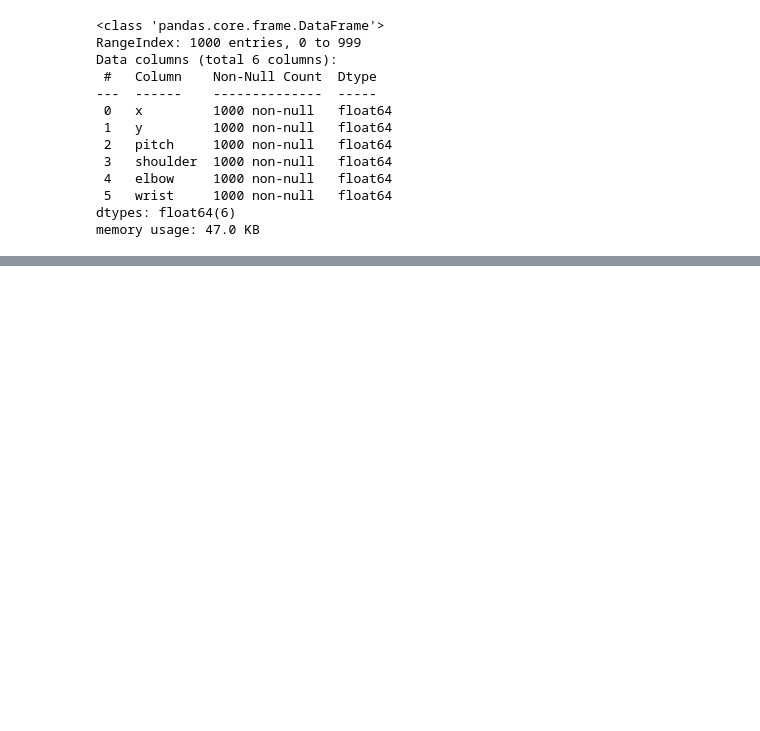
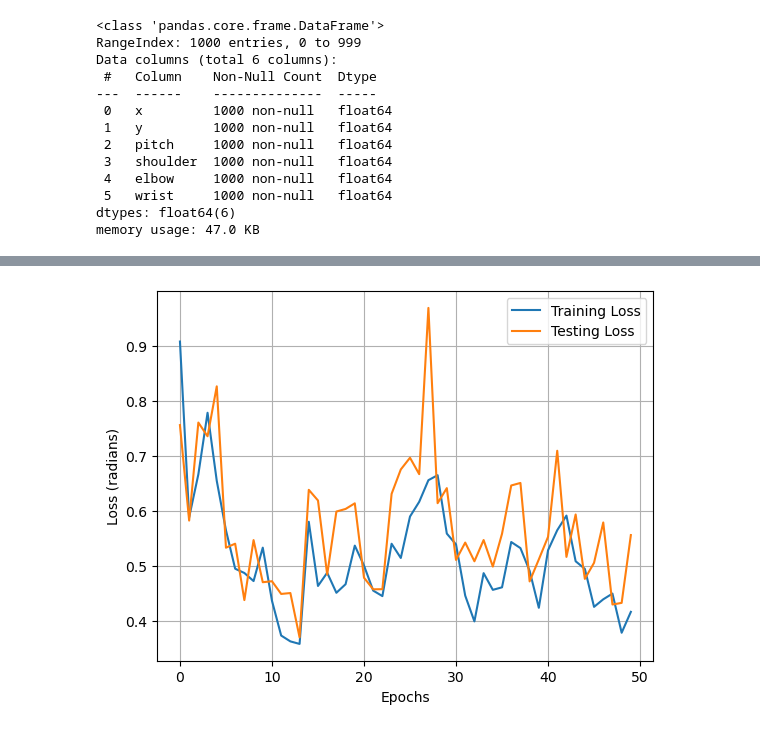
Before and after one commit to XavierVI/InverseKinematicsWithML, a Jupyter notebook: notebooks/train_pytorch_model.ipynb, the cells around one changed output, grey strips where cells are left out. Cells and saved outputs as stored; diff of their text form; code cells hidden in the pictures; blank space fills up the shorter version.

```diff
--- a/notebooks/train_pytorch_model.ipynb
+++ b/notebooks/train_pytorch_model.ipynb
@@ -187,0 +188,47 @@ torch.save(model.state_dict(), '../models/fnn_100.pth')
+# %%
+import torch_levenberg_marquardt as tlm
+
+model = FNN()
+
+module = tlm.training.LevenbergMarquardtModule(
+    model=model,
+    loss_fn=tlm.loss.MSELoss(),
+    learning_rate=0.05,
+    attempts_per_step=10,
+    solve_method='qr',
+)
+
+epochs = 50
+
+avg_train_losses = []
+avg_test_losses = []
+
+for epoch in range(epochs):
+    # print(f'Epoch: {epoch+1}')
+
+    avg_loss = training_loop_lm(
+        train_dataloader,
+        module
+    )
+    avg_train_losses.append(avg_loss)
+    avg_test_loss = test_loop(
+        test_dataloader,
+        model,
+        mse
+    )
+    avg_test_losses.append(avg_test_loss)
+# %%
+# Plotting the training and testing losses over epochs
+plt.plot(avg_train_losses, label='Training Loss')
+plt.plot(avg_test_losses, label='Testing Loss')
+plt.xlabel('Epochs')
+plt.ylabel('Loss (radians)')
+# plt.title('Training and Testing Losses')
+plt.legend()
+plt.grid(True)
+plt.show()
+
+# Saving the model
+torch.save(model.state_dict(), '../models/fnn_lm_100.pth')
+# %% [output]
+[figure, added]
```
Also changed, not shown: parts of 8 cells of this notebook, 1 other file.
